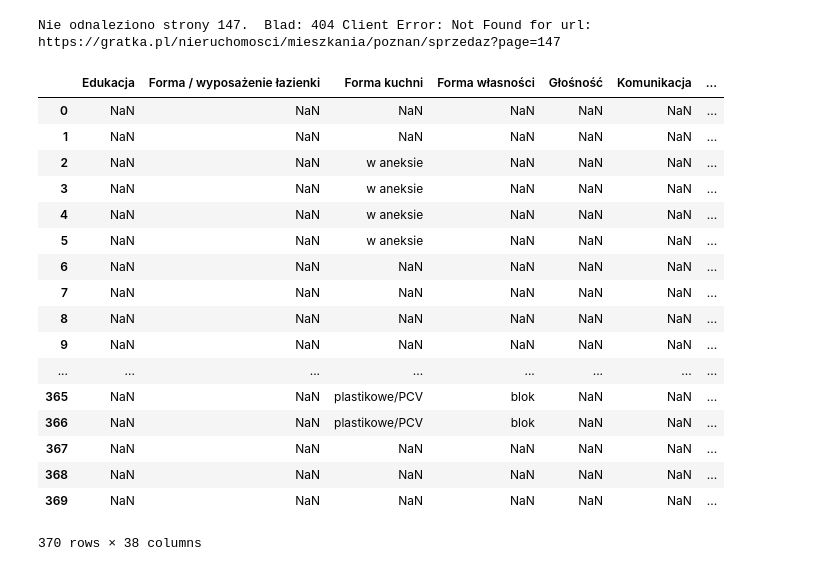
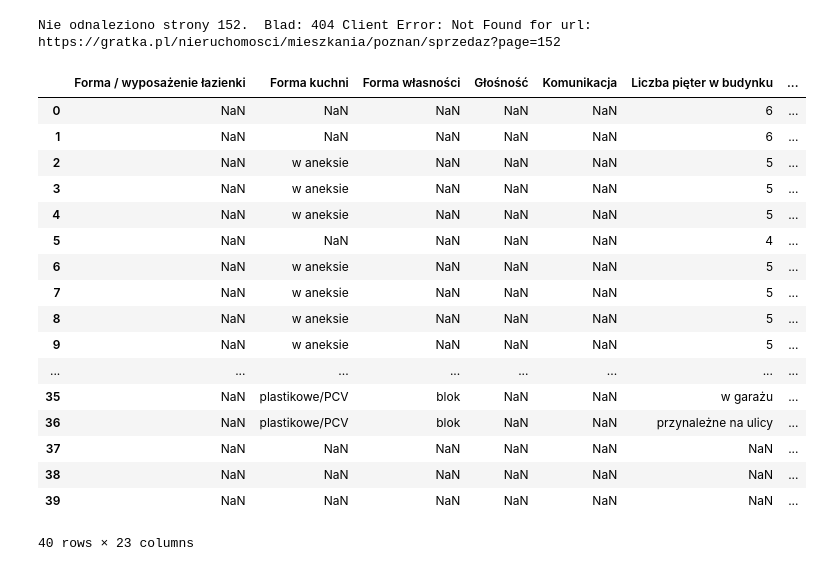
Before and after one commit to hiker007/Data_Scrapping, a Jupyter notebook: Scrapping/Scrapping_20191022.ipynb, the cells around one changed output. Drawn from its saved outputs; the diff is of its cells as text; code cells hidden in the pictures.

```diff
--- a/Scrapping/Scrapping_20191022.ipynb
+++ b/Scrapping/Scrapping_20191022.ipynb
@@ -9,7 +9,7 @@ from requests.exceptions import HTTPError
 def get_offer_links(url):
 
     is_not_empt_page = True
-    page_number = 135
+    page_number = 150
     offer_list = []
     while is_not_empt_page:
         param = {'page' : page_number}
@@ -35,7 +35,7 @@ def get_offer_links(url):
 # %%
 lista_ofert_gr = get_offer_links('https://gratka.pl/nieruchomosci/mieszkania/poznan/sprzedaz')
 # %% [output]
-Nie odnaleziono strony 147.  Blad: 404 Client Error: Not Found for url: https://gratka.pl/nieruchomosci/mieszkania/poznan/sprzedaz?page=147
+Nie odnaleziono strony 152.  Blad: 404 Client Error: Not Found for url: https://gratka.pl/nieruchomosci/mieszkania/poznan/sprzedaz?page=152
 # %%
 def get_offer_attributes(url):
     offer_page = requests.get(url = url)
@@ -62,11 +62,9 @@ def get_offer_attributes(url):
 # %%
 #funkcja do pobieranie danych z ofert
 def download_data(lista):
-    count = 0
     dict_offers = {}
-    for i in lista:
+    for count, i in enumerate(lista):
         dict_offers[count] = get_offer_attributes(i)
-        count += 1
 
     return dict_offers
 # %%
@@ -79,23 +77,23 @@ data_dict = download_data(lista_ofert_gr)
 #         count += 1
 # %%
 data_df = pd.DataFrame(data_dict)
-#data_df.transpose()
+data_df.transpose()
 # %% [output]
-|  | Edukacja | Forma / wyposażenie łazienki | Forma kuchni | Forma własności | Głośność | Komunikacja | ... |
-| 0 | NaN | NaN | NaN | NaN | NaN | NaN | ... |
-| 1 | NaN | NaN | NaN | NaN | NaN | NaN | ... |
-| 2 | NaN | NaN | w aneksie | NaN | NaN | NaN | ... |
-| 3 | NaN | NaN | w aneksie | NaN | NaN | NaN | ... |
-| 4 | NaN | NaN | w aneksie | NaN | NaN | NaN | ... |
-| 5 | NaN | NaN | w aneksie | NaN | NaN | NaN | ... |
-| 6 | NaN | NaN | NaN | NaN | NaN | NaN | ... |
-| 7 | NaN | NaN | NaN | NaN | NaN | NaN | ... |
-| 8 | NaN | NaN | NaN | NaN | NaN | NaN | ... |
-| 9 | NaN | NaN | NaN | NaN | NaN | NaN | ... |
+|  | Forma / wyposażenie łazienki | Forma kuchni | Forma własności | Głośność | Komunikacja | Liczba pięter w budynku | ... |
+| 0 | NaN | NaN | NaN | NaN | NaN | 6 | ... |
+| 1 | NaN | NaN | NaN | NaN | NaN | 6 | ... |
+| 2 | NaN | w aneksie | NaN | NaN | NaN | 5 | ... |
+| 3 | NaN | w aneksie | NaN | NaN | NaN | 5 | ... |
+| 4 | NaN | w aneksie | NaN | NaN | NaN | 5 | ... |
+| 5 | NaN | NaN | NaN | NaN | NaN | 4 | ... |
+| 6 | NaN | w aneksie | NaN | NaN | NaN | 5 | ... |
+| 7 | NaN | w aneksie | NaN | NaN | NaN | 5 | ... |
+| 8 | NaN | w aneksie | NaN | NaN | NaN | 5 | ... |
+| 9 | NaN | w aneksie | NaN | NaN | NaN | 5 | ... |
 | ... | ... | ... | ... | ... | ... | ... | ... |
-| 365 | NaN | NaN | plastikowe/PCV | blok | NaN | NaN | ... |
-| 366 | NaN | NaN | plastikowe/PCV | blok | NaN | NaN | ... |
-| 367 | NaN | NaN | NaN | NaN | NaN | NaN | ... |
-| 368 | NaN | NaN | NaN | NaN | NaN | NaN | ... |
-| 369 | NaN | NaN | NaN | NaN | NaN | NaN | ... |
+| 35 | NaN | plastikowe/PCV | blok | NaN | NaN | w garażu | ... |
+| 36 | NaN | plastikowe/PCV | blok | NaN | NaN | przynależne na ulicy | ... |
+| 37 | NaN | NaN | NaN | NaN | NaN | NaN | ... |
+| 38 | NaN | NaN | NaN | NaN | NaN | NaN | ... |
+| 39 | NaN | NaN | NaN | NaN | NaN | NaN | ... |
-370 rows × 38 columns
+40 rows × 23 columns
```
Also changed, not shown: parts of 10 cells of this notebook.
